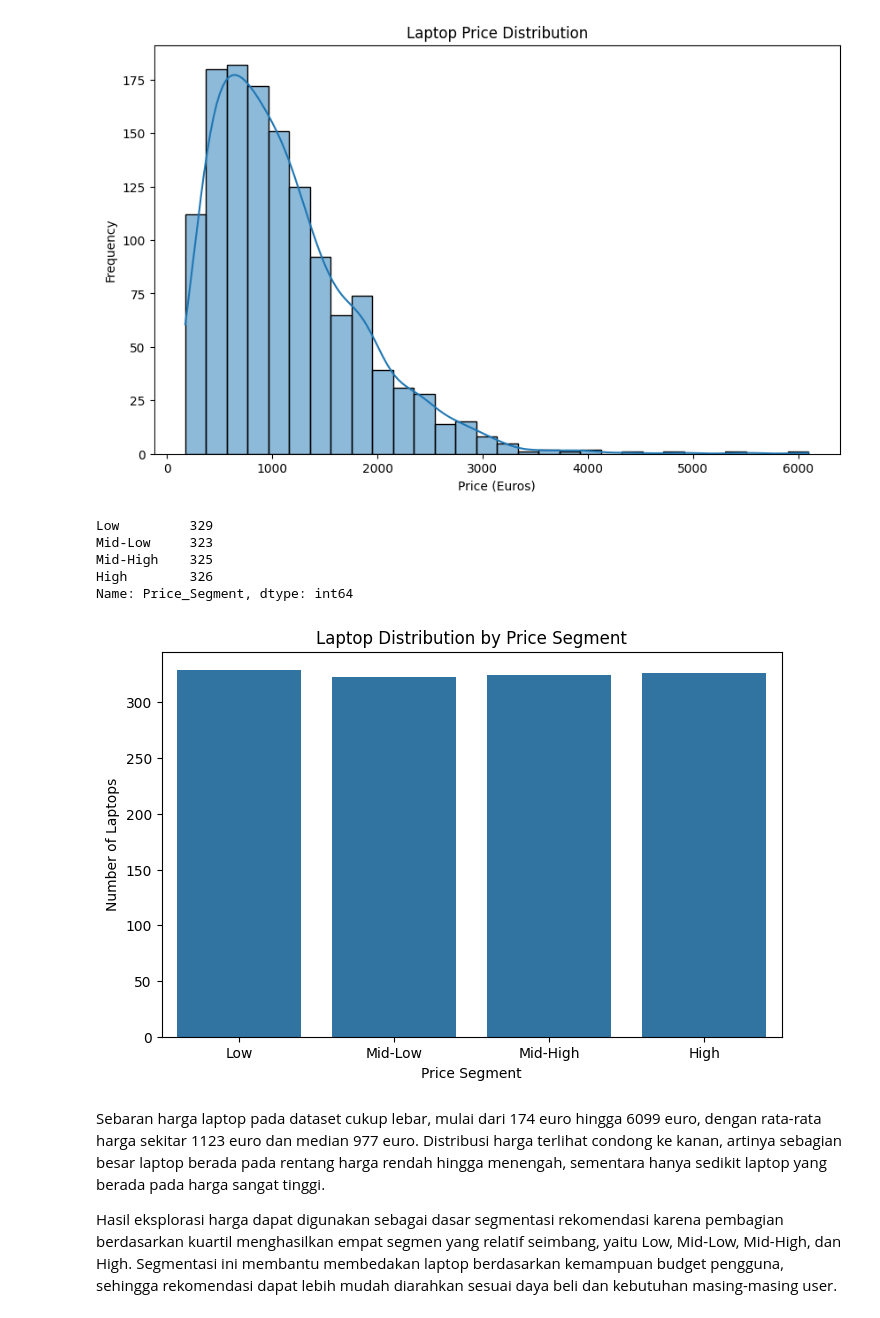
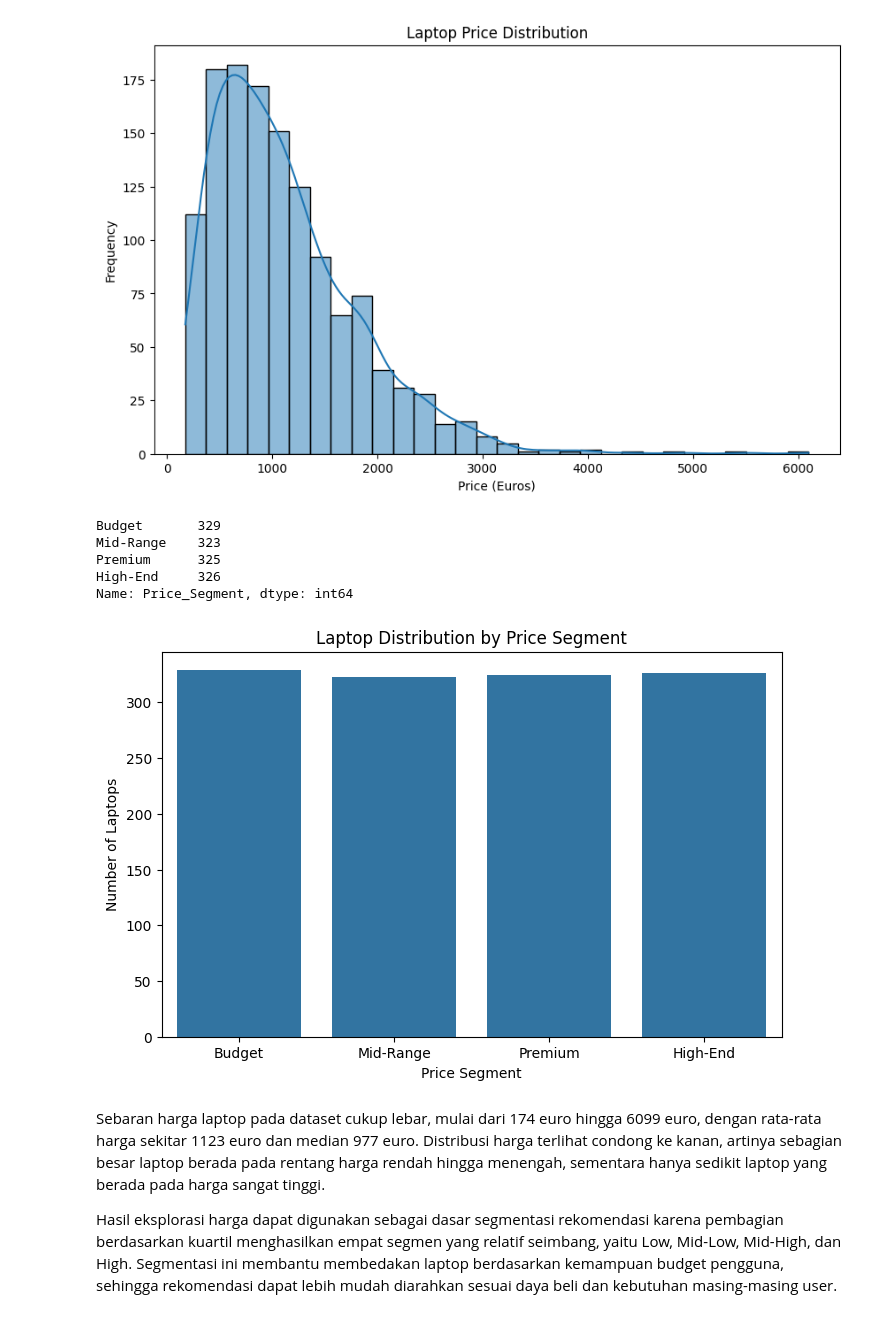
Before and after one commit to FTDS-assignment-bay/p2-ftds-final-project-ftds-038-hck-group-001, a Jupyter notebook: Data_Analysis_Laptop_Recommendation.ipynb, the cells around one changed output. Drawn from its saved outputs; the diff is of its cells as text; code cells hidden in the pictures.

```diff
--- a/Data_Analysis_Laptop_Recommendation.ipynb
+++ b/Data_Analysis_Laptop_Recommendation.ipynb
@@ -321,7 +321,7 @@ df_clean[['Memory', 'Storage_Type']].head()
 df_clean['Price_Segment'] = pd.qcut(
     df_clean['Price_euros'],
     q=4,
-    labels=['Low', 'Mid-Low', 'Mid-High', 'High']
+    labels=['Budget', 'Mid-Range', 'Premium', 'High-End']
 )
 
 df_clean[['Price_euros', 'Price_Segment']].head()
@@ -439,26 +439,26 @@ price_segment_counts = df_clean['Price_Segment'].value_counts().sort_index()
 
 price_segment_counts
 # %% [output]
-Low         329
-Mid-Low     323
-Mid-High    325
-High        326
+Budget       329
+Mid-Range    323
+Premium      325
+High-End     326
 Name: Price_Segment, dtype: int64
 # %%
 # Visualize price segment distribution
 plt.figure(figsize=(8, 5))
 sns.countplot(
     data=df_clean,
     x='Price_Segment',
-    order=['Low', 'Mid-Low', 'Mid-High', 'High']
+    order=['Budget', 'Mid-Range', 'Premium', 'High-End']
 )
 
 plt.title('Laptop Distribution by Price Segment')
 plt.xlabel('Price Segment')
 plt.ylabel('Number of Laptops')
 plt.show()
 # %% [output]
-[figure, old version]
+[figure, new version]
 # %% [markdown]
 Sebaran harga laptop pada dataset cukup lebar, mulai dari 174 euro hingga 6099 euro, dengan rata-rata harga sekitar 1123 euro dan median 977 euro. Distribusi harga terlihat condong ke kanan, artinya sebagian besar laptop berada pada rentang harga rendah hingga menengah, sementara hanya sedikit laptop yang berada pada harga sangat tinggi.
 
```
Also changed, not shown: parts of 8 cells of this notebook.
